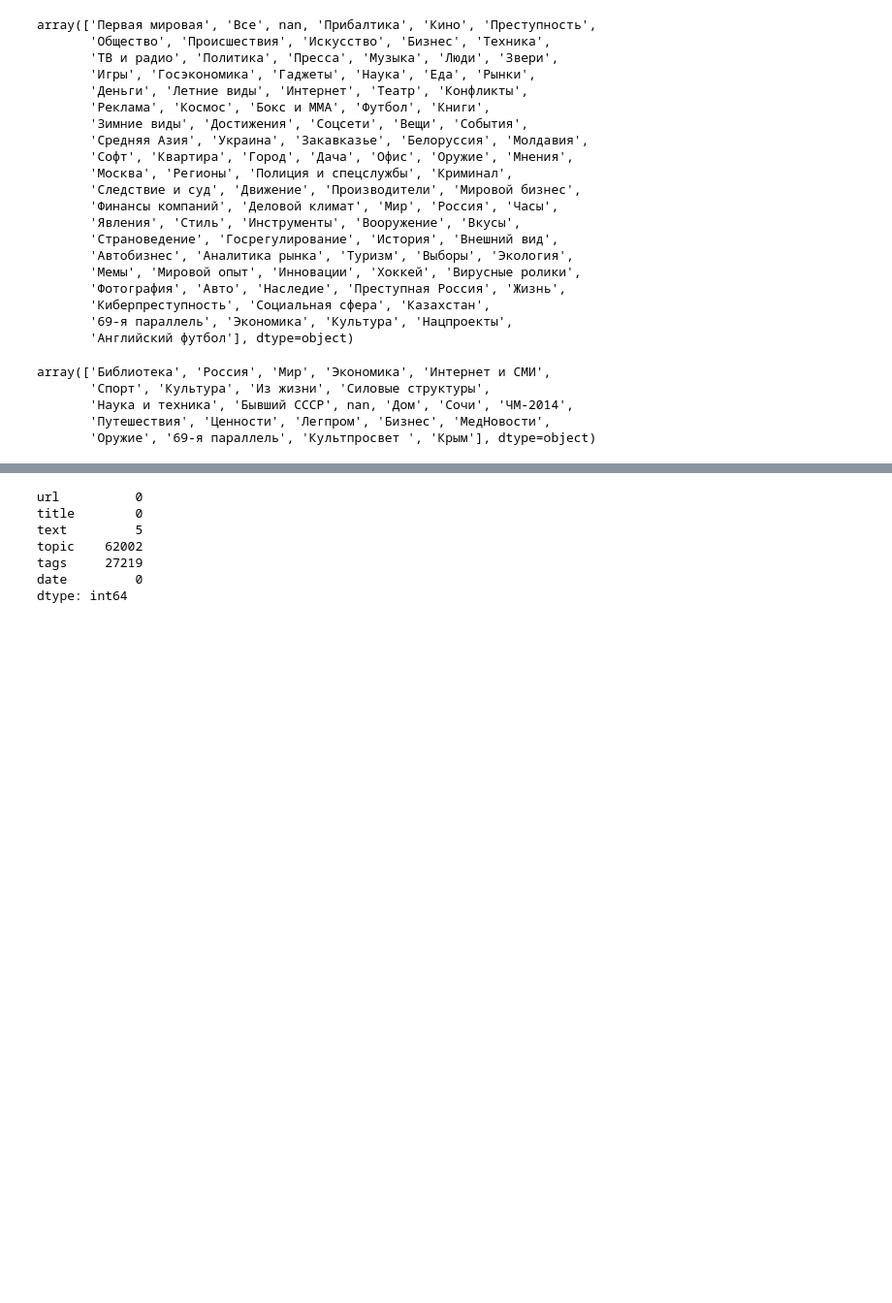
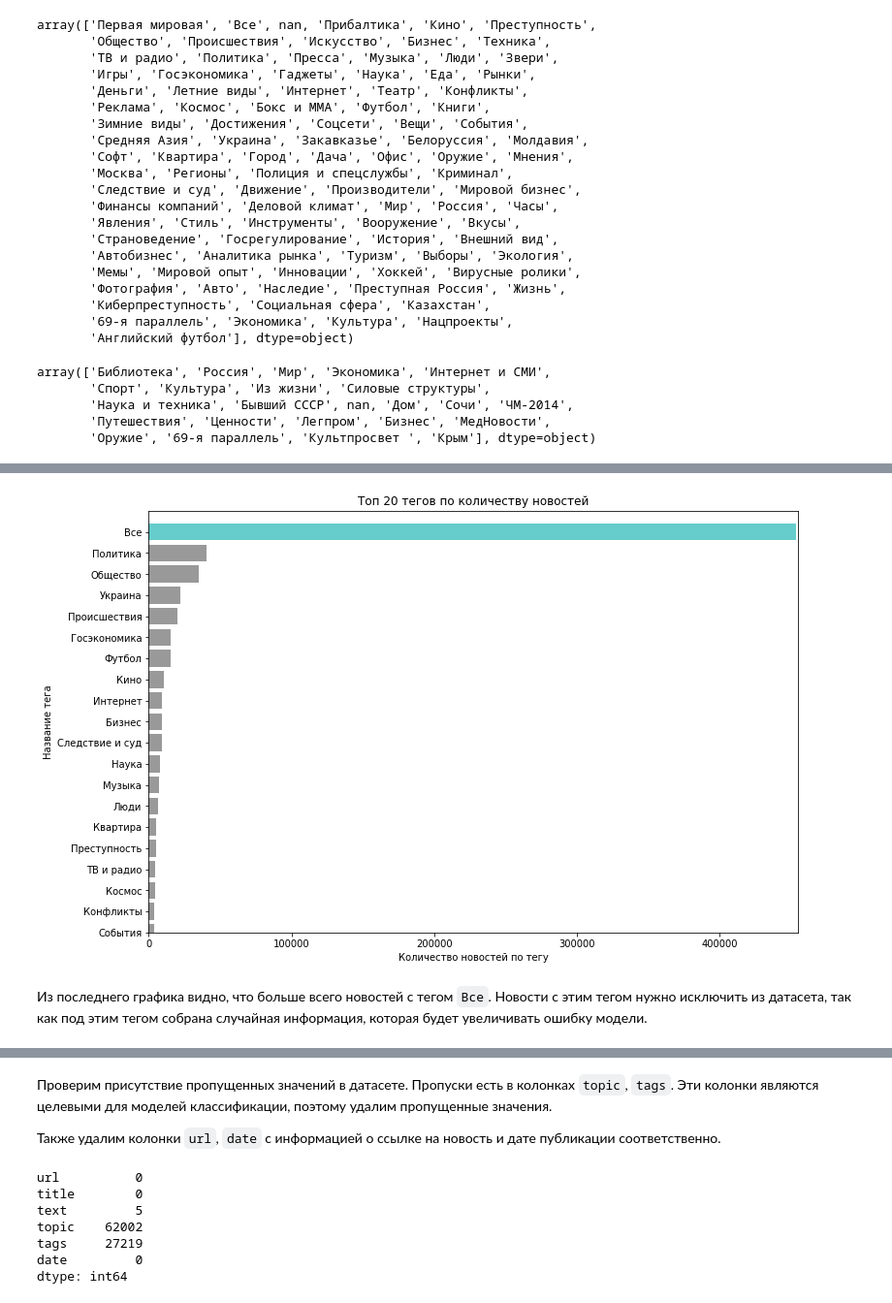
Before and after one commit to dokapoka/paper_text_classification, a Jupyter notebook: text_classification_code.ipynb, the cells around one changed output, grey strips where cells are left out. Shown: that part at 97% size. Drawn from its saved outputs; the diff is of its cells as text; code cells hidden in the pictures; blank space fills up the shorter version.

Commit message:
немного теории + немного кода
код до построения модели

````diff
--- a/text_classification_code.ipynb
+++ b/text_classification_code.ipynb
@@ -90,3 +89,20 @@ array([0, 0, 0, 0, 0, 0, 0, 0, 0, 0, 0, 0, 0, 0, 'Все', 0, 0, 0, 0, 0, 0,
+# %%
+tags_count = news.tags.groupby(news.tags).count().sort_values() #ascending=False
+tags_count = tags_count[(len(tags_count)-20):]
+
+plt.figure(figsize=(12, 8))
+colors = ['#999999']*(len(tags_count)-1)+['#66CCCC']
+plt.barh(tags_count.index, tags_count, color=colors)
+plt.title('Топ 20 тегов по количеству новостей')
+plt.xlabel('Количество новостей по тегу')
+plt.ylabel('Название тега')
+plt.xlim(0, max(tags_count)+1000)
+plt.ylim(0, len(tags_count))
+plt.show()
+# %% [output]
+[figure, added]
+# %% [markdown]
+Из последнего графика видно, что больше всего новостей с тегом ```Все```. Новости с этим тегом нужно исключить из датасета, так как под этим тегом собрана случайная информация, которая будет увеличивать ошибку модели.
 # %%
 news[news.tags=='Все']
 # %% [output]
@@ -103,6 +119,10 @@ news[news.tags=='Все']
 | 800969 | https://lenta.ru/news/2019/12/14/... | В WADA подтвердили право России н... | Всемирное антидопинговое агентств... | NaN | Все | 2019/12/14 |
 | 800971 | https://lenta.ru/news/2019/12/14/... | В России предложили изменить прав... | Министерство юстиции России предл... | NaN | Все | 2019/12/14 |
 453762 rows × 6 columns
+# %% [markdown]
+Проверим присутствие пропущенных значений в датасете. Пропуски есть в колонках ```topic```, ```tags```. Эти колонки являются целевыми для моделей классификации, поэтому удалим пропущенные значения.
+
+Также удалим колонки ```url```, ```date``` с информацией о ссылке на новость и дате публикации соответственно.
 # %%
 news.isnull().sum()
 # %% [output]
````
Also changed, not shown: parts of 47 cells of this notebook, 4 other files.
